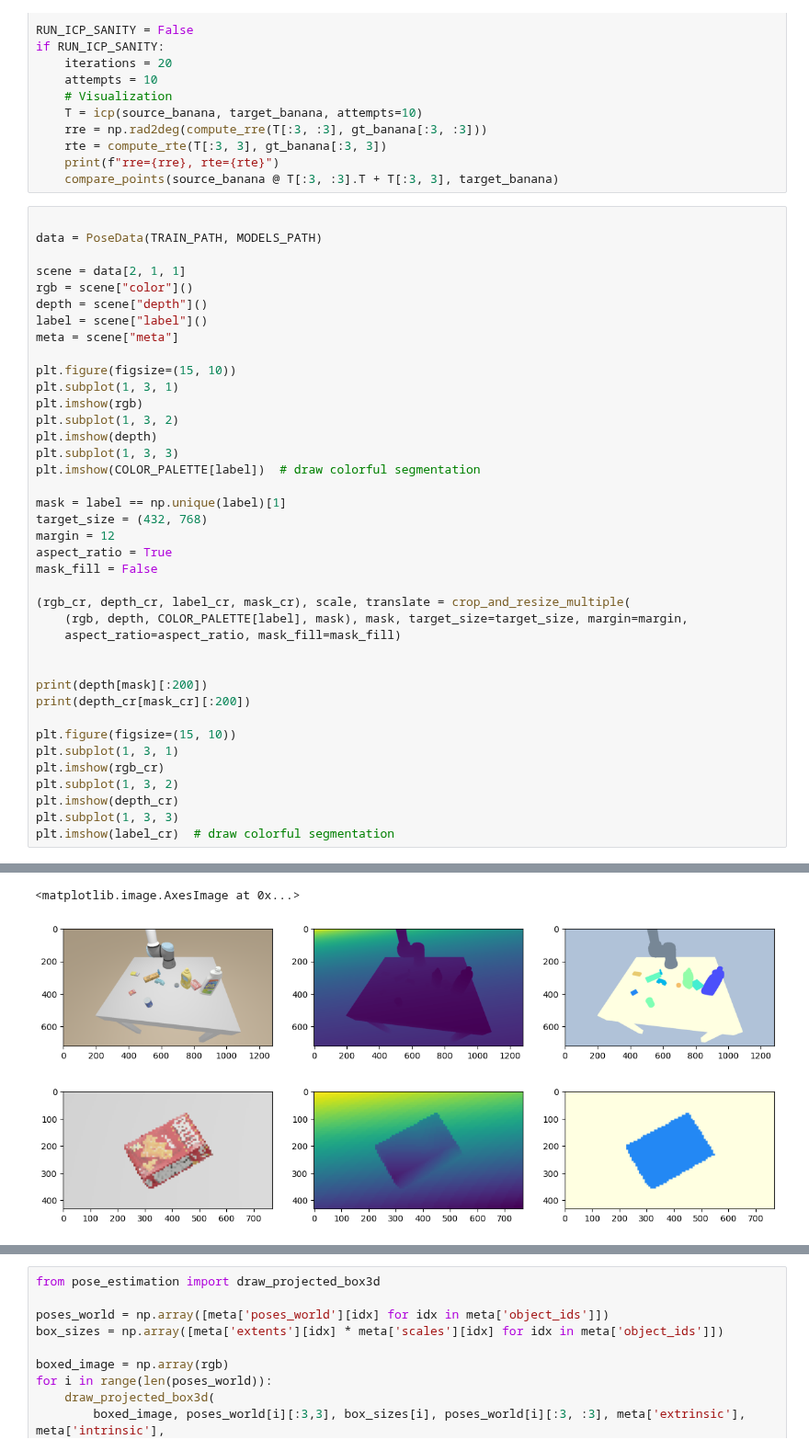
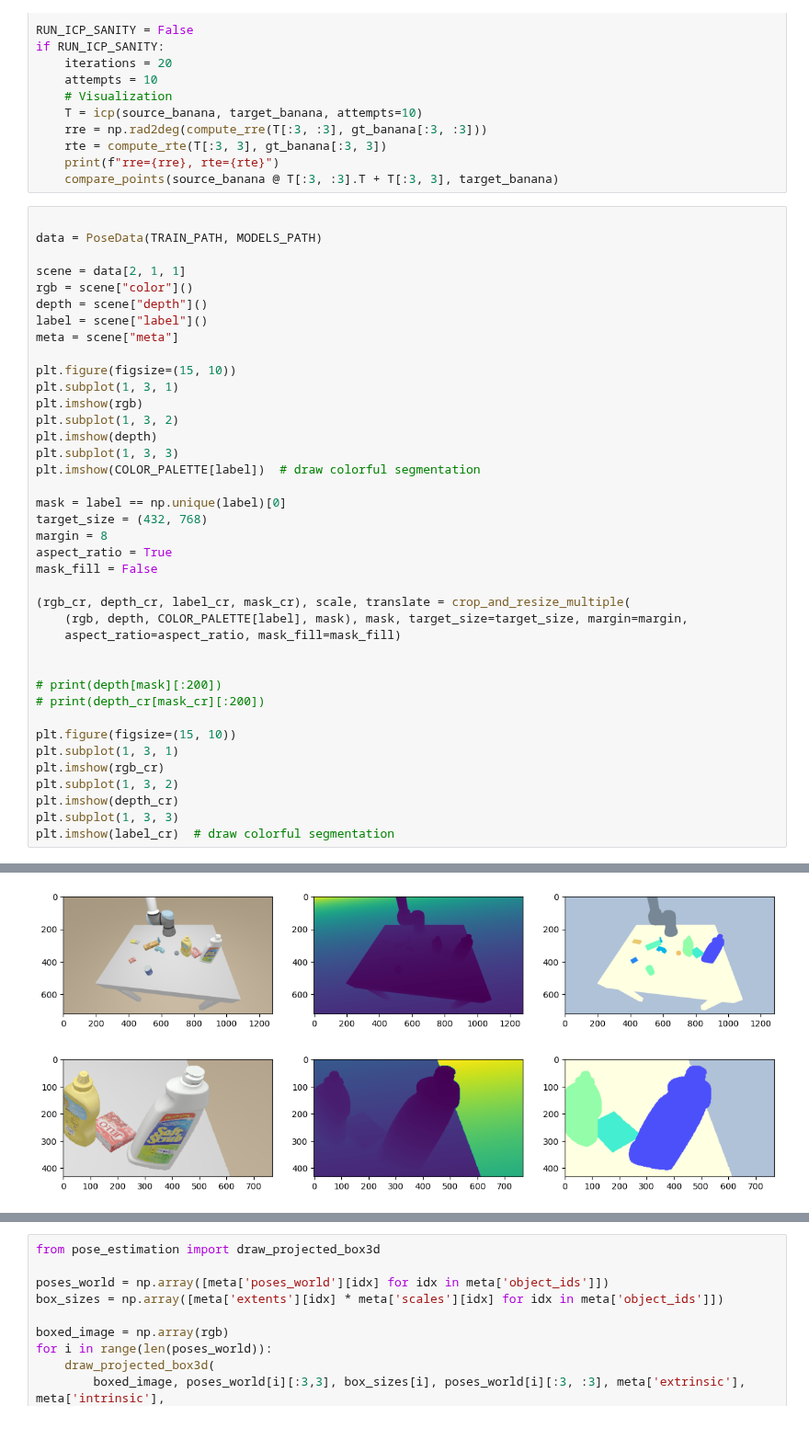
Before and after one commit to ArmanOmmid/ArchExp275, a Jupyter notebook: icp.ipynb, the cells around one changed output, grey strips where cells are left out. Shown at 92% size. Cells and saved outputs as stored; diff of their text form.

```diff
--- a/icp.ipynb
+++ b/icp.ipynb
@@ -58,9 +58,9 @@ plt.imshow(depth)
 plt.subplot(1, 3, 3)
 plt.imshow(COLOR_PALETTE[label])  # draw colorful segmentation
 
-mask = label == np.unique(label)[1]
+mask = label == np.unique(label)[0]
 target_size = (432, 768)
-margin = 12
+margin = 8
 aspect_ratio = True
 mask_fill = False
 
@@ -69,8 +69,8 @@ mask_fill = False
     aspect_ratio=aspect_ratio, mask_fill=mask_fill)
 
 
-print(depth[mask][:200])
-print(depth_cr[mask_cr][:200])
+# print(depth[mask][:200])
+# print(depth_cr[mask_cr][:200])
 
 plt.figure(figsize=(15, 10))
 plt.subplot(1, 3, 1)
@@ -100,6 +84,5 @@ plt.imshow(label_cr)  # draw colorful segmentation
-<matplotlib.image.AxesImage at 0x...>
 [figure]
-[figure, old version]
+[figure, new version]
 # %%
 TEST_ICP = True
 if TEST_ICP:
```
Also changed, not shown: parts of 2 cells of this notebook, 1 other file.
